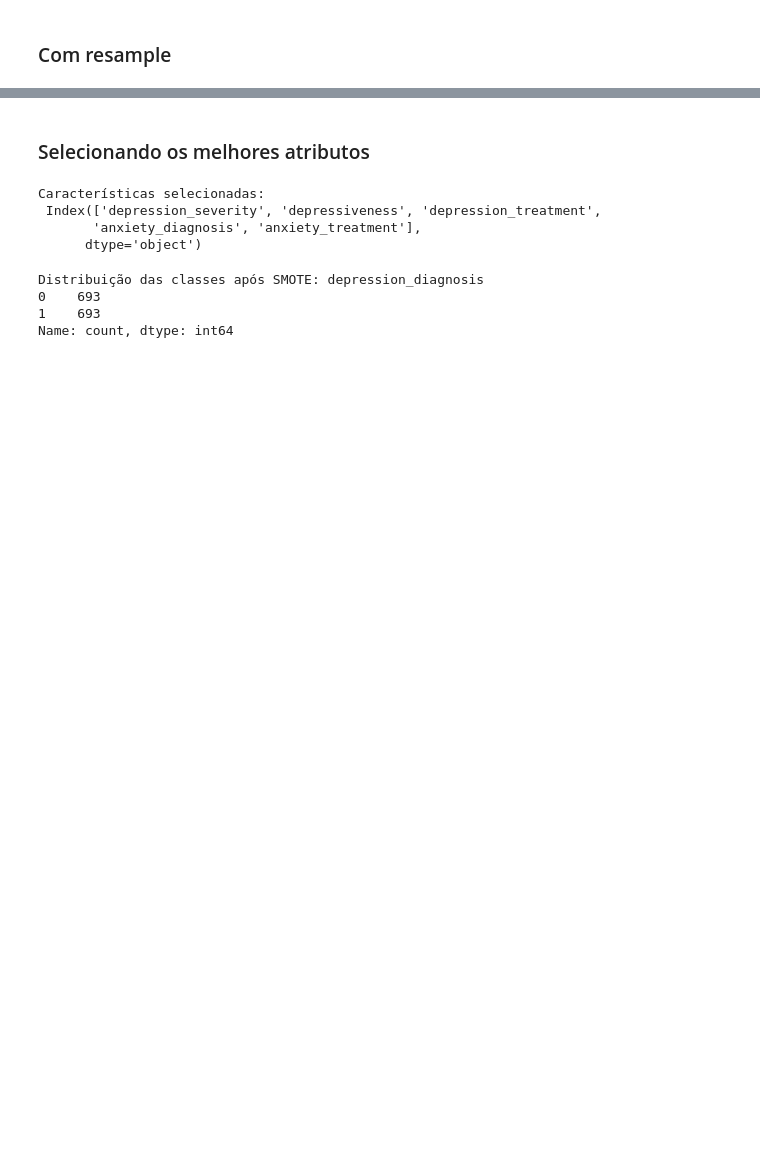
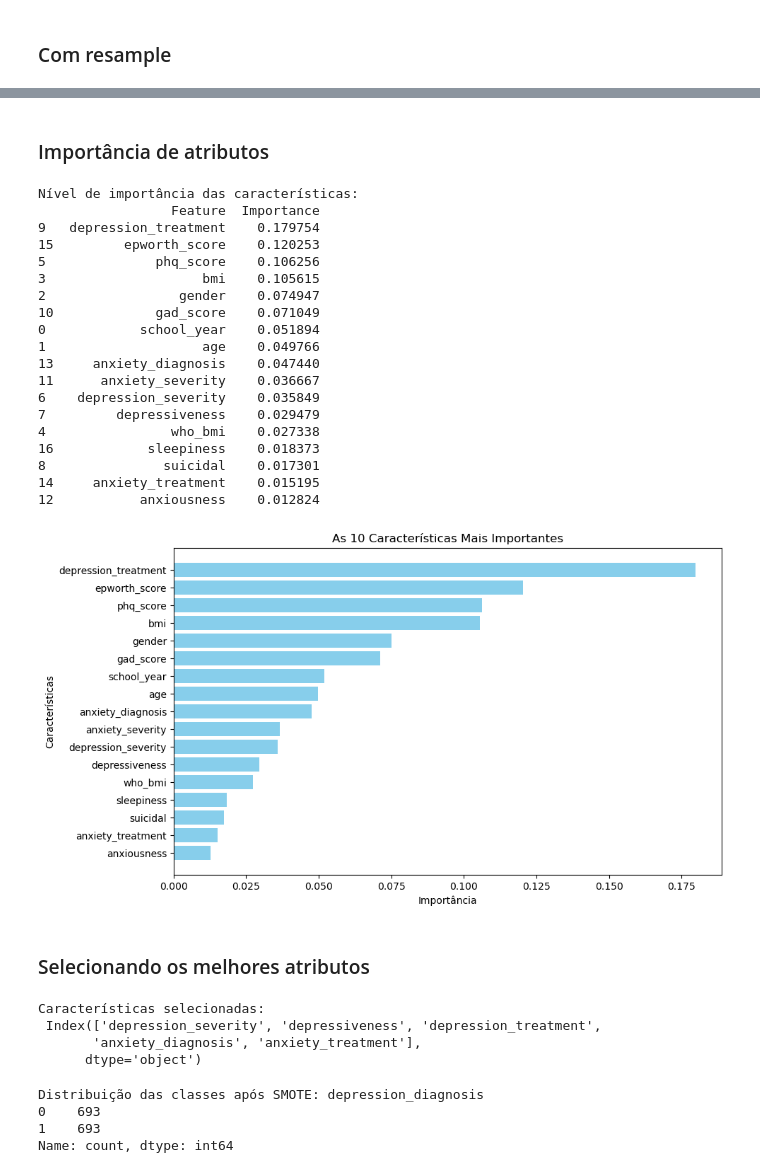
Before and after one commit to WesleydosSantos/machine-learning-tecnicas, a Jupyter notebook: Modelos/random_forest.ipynb, the cells around one changed output, grey strips where cells are left out. Saved outputs shown, nothing was run; the diff lists cells and outputs as text; code cells hidden in the pictures; blank space fills up the shorter version.

Commit message:
updating random_state, feature importances

```diff
--- a/Modelos/random_forest.ipynb
+++ b/Modelos/random_forest.ipynb
@@ -201,3 +255,49 @@ Desvio padrão da acurácia: 3.04%
+# %% [markdown]
+### Importância de atributos
+# %%
+feature_importances = random_forest.feature_importances_
+
+# Organizando em um DataFrame para melhor visualização
+features_df = pd.DataFrame({
+    'Feature': X.columns,  # Assumindo que X_resampled é um DataFrame com nomes das colunas
+    'Importance': feature_importances
+})
+
+# Ordenando pela importância em ordem decrescente
+features_df = features_df.sort_values(by='Importance', ascending=False)
+
+# Exibindo as importantes segundo o critério defaul Gini do Random Forest
+print("Nível de importância das características:")
+print(features_df)
+
+plt.figure(figsize=(10, 6))
+plt.barh(features_df['Feature'], features_df['Importance'], color='skyblue')
+plt.xlabel('Importância')
+plt.ylabel('Características')
+plt.title('As 10 Características Mais Importantes')
+plt.gca().invert_yaxis()
+plt.show()
+# %% [output]
+Nível de importância das características:
+                 Feature  Importance
+9   depression_treatment    0.179754
+15         epworth_score    0.120253
+5              phq_score    0.106256
+3                    bmi    0.105615
+2                 gender    0.074947
+10             gad_score    0.071049
+0            school_year    0.051894
+1                    age    0.049766
+13     anxiety_diagnosis    0.047440
+11      anxiety_severity    0.036667
+6    depression_severity    0.035849
+7         depressiveness    0.029479
+4                who_bmi    0.027338
+16            sleepiness    0.018373
+8               suicidal    0.017301
+14     anxiety_treatment    0.015195
+12           anxiousness    0.012824
+[figure, added]
 # %% [markdown]
 ### Selecionando os melhores atributos
 # %%
```
Also changed, not shown: parts of 24 cells of this notebook.
